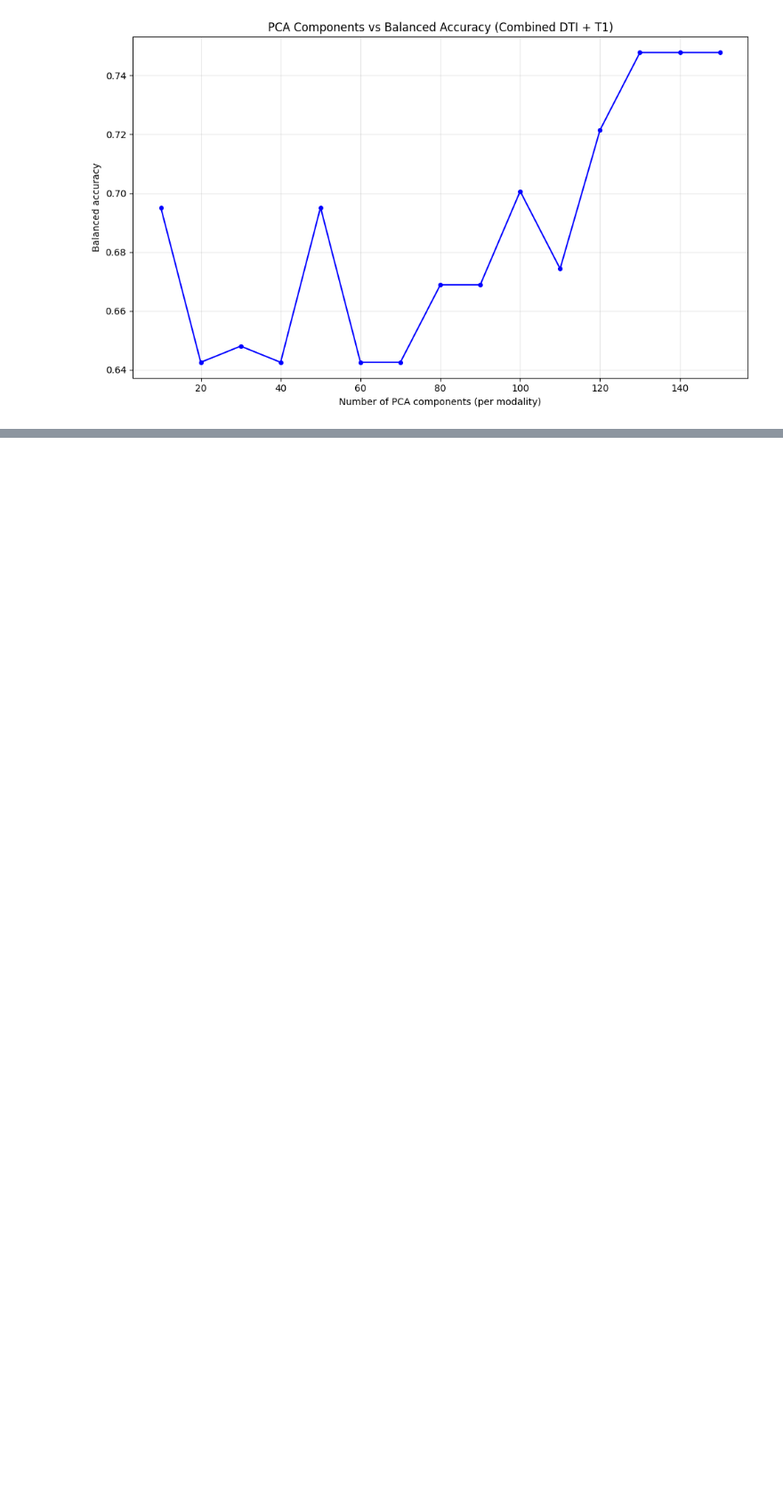
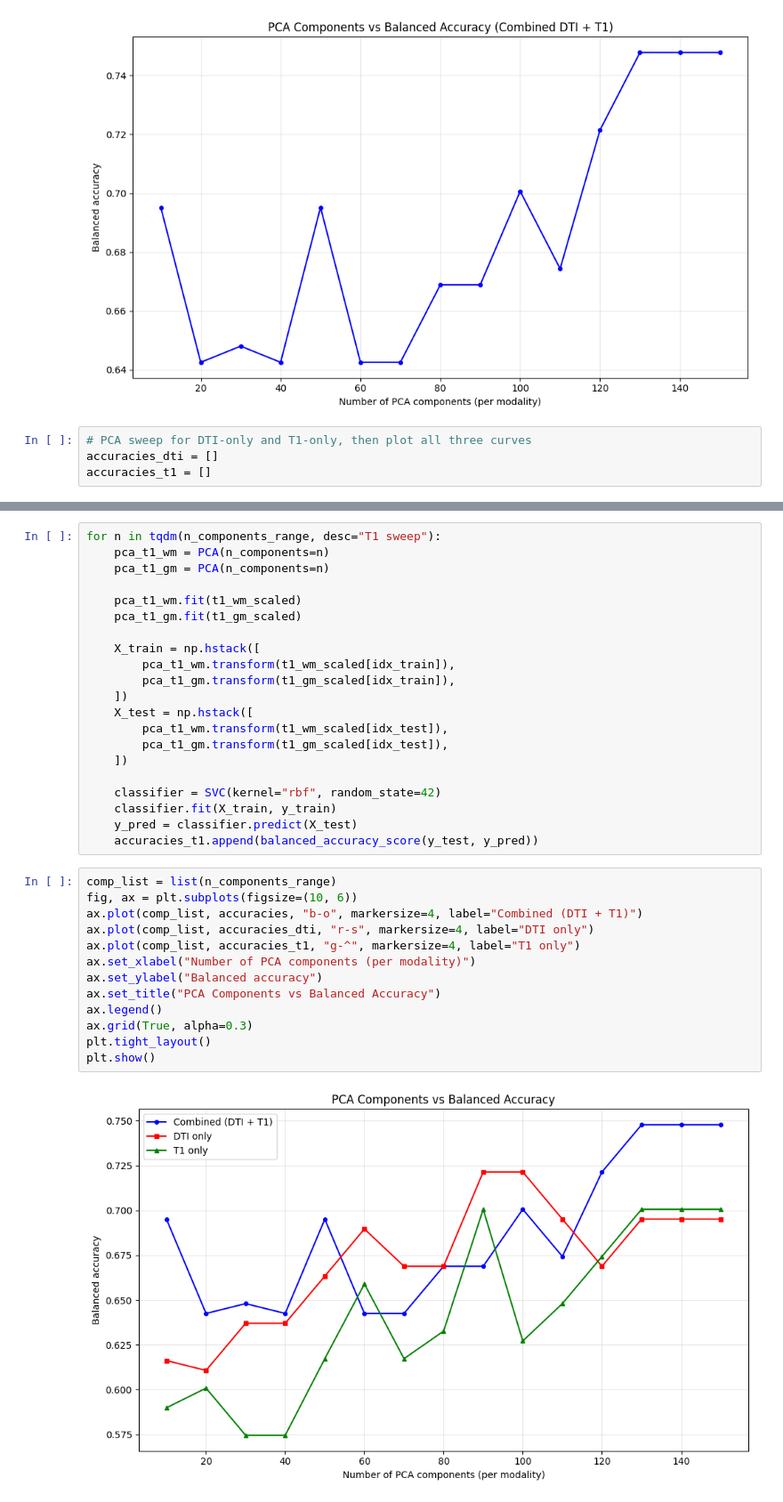
Before and after one commit to william2952/ADRU, a Jupyter notebook: model_eval.ipynb, the cells around one changed output, grey strips where cells are left out. Shown at 89% size. Saved outputs shown, nothing was run; the diff lists cells and outputs as text; blank space fills up the shorter version.

Commit message:
Added to pca vs accuracy graph. Tried re-labeling. more work to be done.

```diff
--- a/model_eval.ipynb
+++ b/model_eval.ipynb
@@ -172,3 +172,7 @@ plt.tight_layout()
 plt.show()
 # %% [output]
 [figure]
+# %%
+# PCA sweep for DTI-only and T1-only, then plot all three curves
+accuracies_dti = []
+accuracies_t1 = []
@@ -174,0 +200,36 @@ plt.show()
+# %%
+for n in tqdm(n_components_range, desc="T1 sweep"):
+    pca_t1_wm = PCA(n_components=n)
+    pca_t1_gm = PCA(n_components=n)
+
+    pca_t1_wm.fit(t1_wm_scaled)
+    pca_t1_gm.fit(t1_gm_scaled)
+
+    X_train = np.hstack([
+        pca_t1_wm.transform(t1_wm_scaled[idx_train]),
+        pca_t1_gm.transform(t1_gm_scaled[idx_train]),
+    ])
+    X_test = np.hstack([
+        pca_t1_wm.transform(t1_wm_scaled[idx_test]),
+        pca_t1_gm.transform(t1_gm_scaled[idx_test]),
+    ])
+
+    classifier = SVC(kernel="rbf", random_state=42)
+    classifier.fit(X_train, y_train)
+    y_pred = classifier.predict(X_test)
+    accuracies_t1.append(balanced_accuracy_score(y_test, y_pred))
+# %%
+comp_list = list(n_components_range)
+fig, ax = plt.subplots(figsize=(10, 6))
+ax.plot(comp_list, accuracies, "b-o", markersize=4, label="Combined (DTI + T1)")
+ax.plot(comp_list, accuracies_dti, "r-s", markersize=4, label="DTI only")
+ax.plot(comp_list, accuracies_t1, "g-^", markersize=4, label="T1 only")
+ax.set_xlabel("Number of PCA components (per modality)")
+ax.set_ylabel("Balanced accuracy")
+ax.set_title("PCA Components vs Balanced Accuracy")
+ax.legend()
+ax.grid(True, alpha=0.3)
+plt.tight_layout()
+plt.show()
+# %% [output]
+[figure, added]
```
Also changed, not shown: parts of 2 cells of this notebook, 2 other files.
